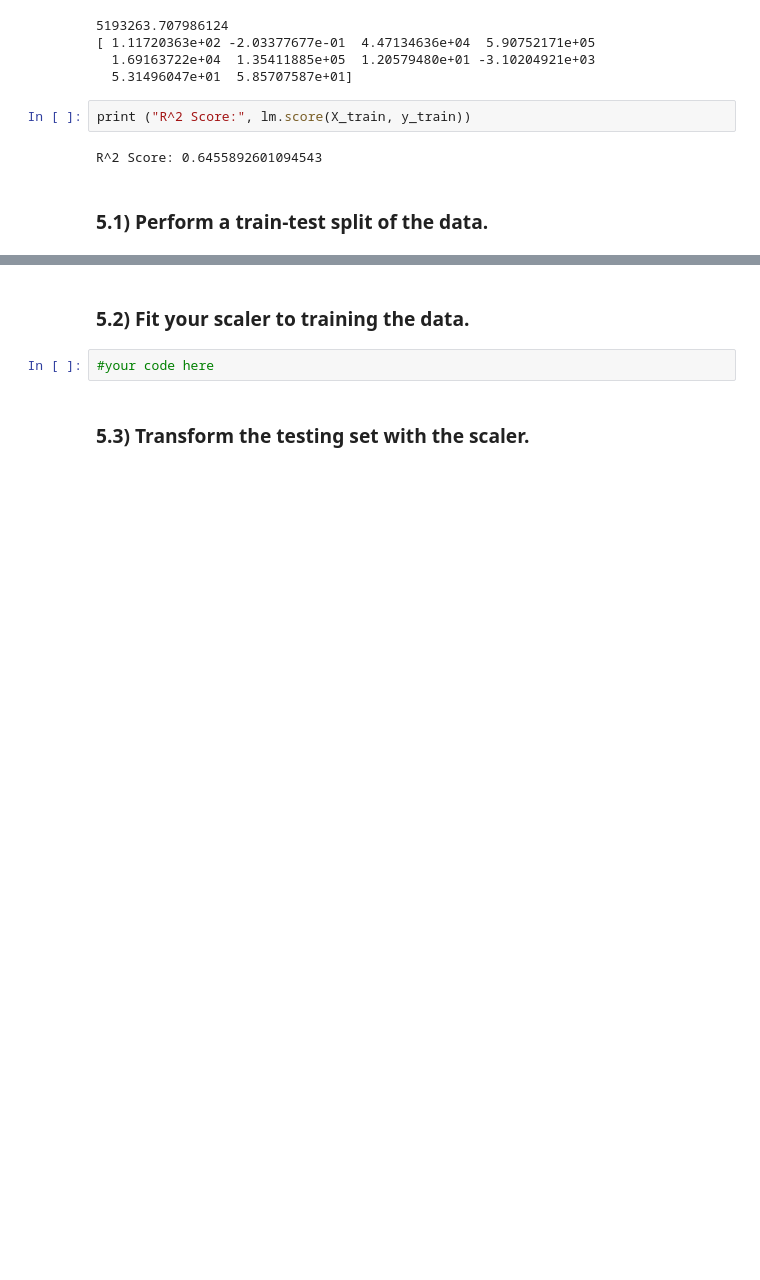
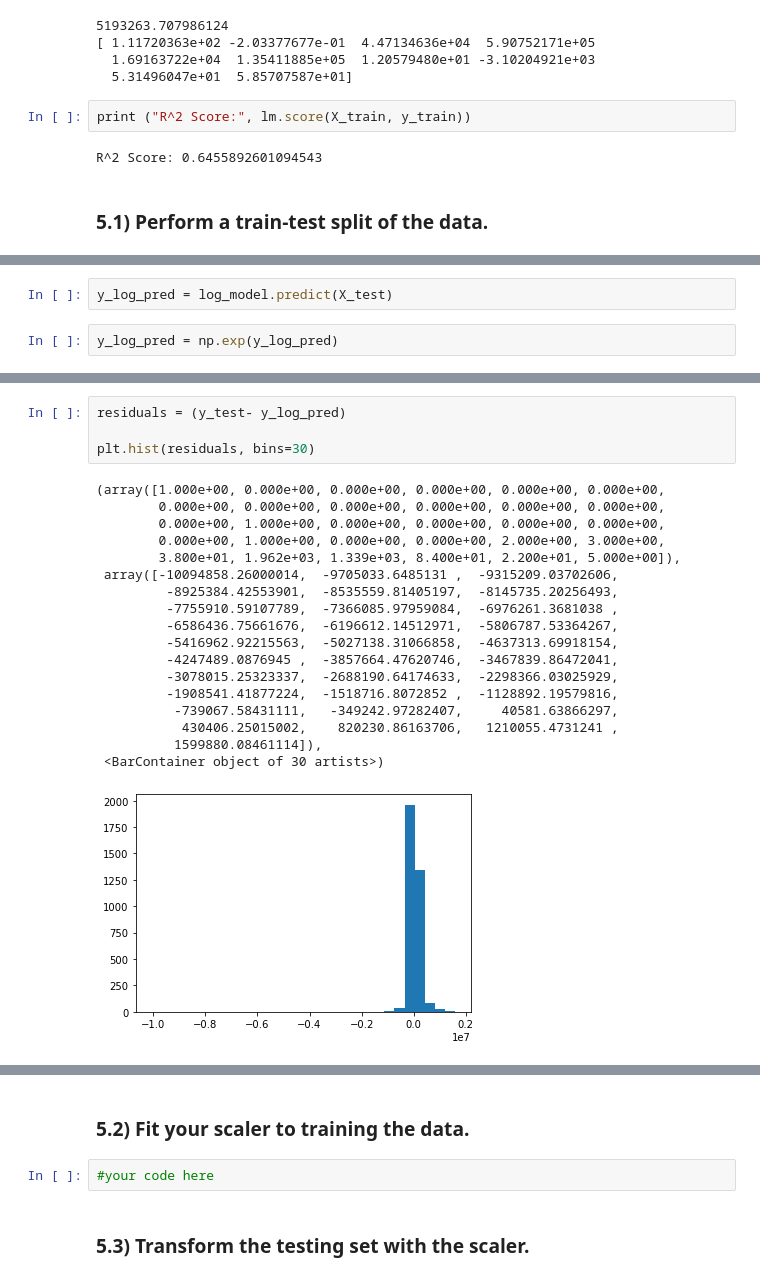
Before and after one commit to raizelistaken/Housing_Prices_KC, a Jupyter notebook: Bakeoff_modeling_process_Copy1.ipynb, the cells around one changed output, grey strips where cells are left out. Saved outputs shown, nothing was run; the diff lists cells and outputs as text; blank space fills up the shorter version.

```diff
--- a/Bakeoff_modeling_process_Copy1.ipynb
+++ b/Bakeoff_modeling_process_Copy1.ipynb
@@ -513,0 +615,4 @@ R^2 Score: 0.6455892601094543
+# %%
+y_log_pred = log_model.predict(X_test)
+# %%
+y_log_pred = np.exp(y_log_pred)
@@ -513,0 +633,23 @@ R^2 Score: 0.6455892601094543
+# %%
+residuals = (y_test- y_log_pred)
+
+plt.hist(residuals, bins=30)
+# %% [output]
+(array([1.000e+00, 0.000e+00, 0.000e+00, 0.000e+00, 0.000e+00, 0.000e+00,
+        0.000e+00, 0.000e+00, 0.000e+00, 0.000e+00, 0.000e+00, 0.000e+00,
+        0.000e+00, 1.000e+00, 0.000e+00, 0.000e+00, 0.000e+00, 0.000e+00,
+        0.000e+00, 1.000e+00, 0.000e+00, 0.000e+00, 2.000e+00, 3.000e+00,
+        3.800e+01, 1.962e+03, 1.339e+03, 8.400e+01, 2.200e+01, 5.000e+00]),
+ array([-10094858.26000014,  -9705033.6485131 ,  -9315209.03702606,
+         -8925384.42553901,  -8535559.81405197,  -8145735.20256493,
+         -7755910.59107789,  -7366085.97959084,  -6976261.3681038 ,
+         -6586436.75661676,  -6196612.14512971,  -5806787.53364267,
+         -5416962.92215563,  -5027138.31066858,  -4637313.69918154,
+         -4247489.0876945 ,  -3857664.47620746,  -3467839.86472041,
+         -3078015.25323337,  -2688190.64174633,  -2298366.03025929,
+         -1908541.41877224,  -1518716.8072852 ,  -1128892.19579816,
+          -739067.58431111,   -349242.97282407,     40581.63866297,
+           430406.25015002,    820230.86163706,   1210055.4731241 ,
+          1599880.08461114]),
+ <BarContainer object of 30 artists>)
+[figure, added]
```
Also changed, not shown: parts of 26 cells of this notebook.
